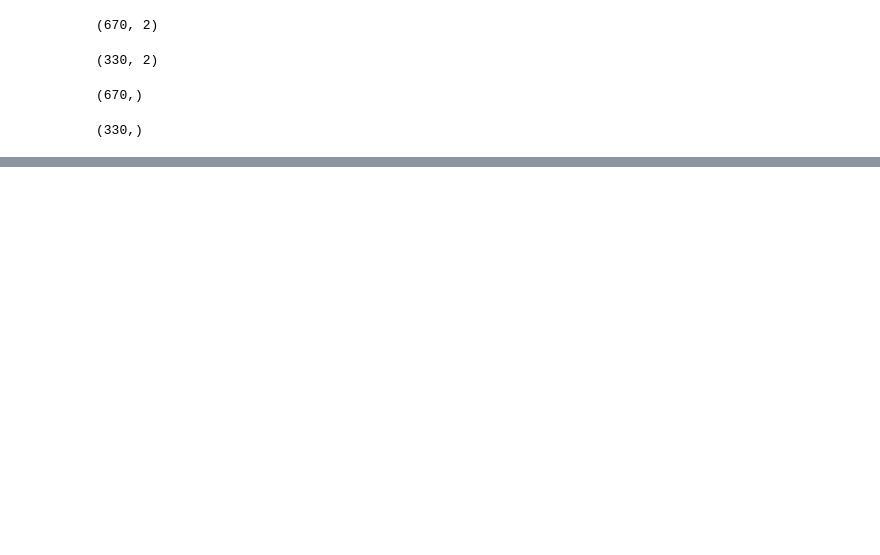
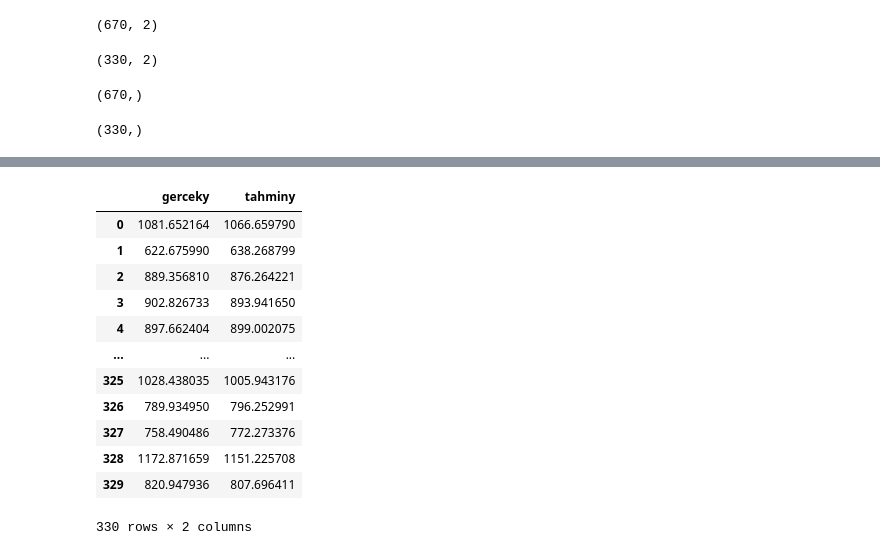
Before and after one commit to emreaytas/PYTHON2, a Jupyter notebook: TENSORFLOW/29TensorStart.ipynb, the cells around one changed output, grey strips where cells are left out. Saved outputs shown, nothing was run; the diff lists cells and outputs as text; code cells hidden in the pictures; blank space fills up the shorter version.

```diff
--- a/TENSORFLOW/29TensorStart.ipynb
+++ b/TENSORFLOW/29TensorStart.ipynb
@@ -59,0 +182,4 @@ y_test.shape # 330 tanesi test için kullanıldık
+# %%
+testtahminleri = model.predict(x_test) # tahmin işleri için kullanacağız. predict'i
+testtahminleri # x_test veririz nedeni = x vereceğiz y_test çıkaracak... sonra gerçek fiayları vereceğiz y_test işte.
+testtahminleri.shape
@@ -59,0 +203,17 @@ y_test.shape # 330 tanesi test için kullanıldık
+# %%
+tahmindf.columns = ["gerceky","tahminy"]
+tahmindf # bakınca aralarında aman aman bir fark yok...
+# %% [output]
+|  | gerceky | tahminy |
+| 0 | 1081.652164 | 1066.659790 |
+| 1 | 622.675990 | 638.268799 |
+| 2 | 889.356810 | 876.264221 |
+| 3 | 902.826733 | 893.941650 |
+| 4 | 897.662404 | 899.002075 |
+| ... | ... | ... |
+| 325 | 1028.438035 | 1005.943176 |
+| 326 | 789.934950 | 796.252991 |
+| 327 | 758.490486 | 772.273376 |
+| 328 | 1172.871659 | 1151.225708 |
+| 329 | 820.947936 | 807.696411 |
+330 rows × 2 columns
```
Also changed, not shown: parts of 40 cells of this notebook, 5 other files.
